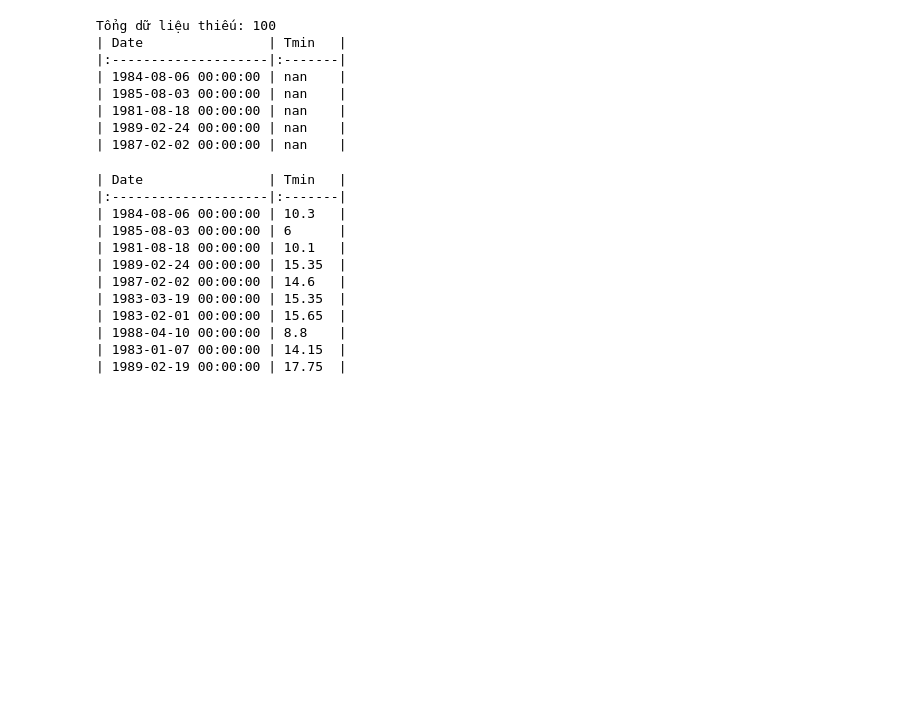
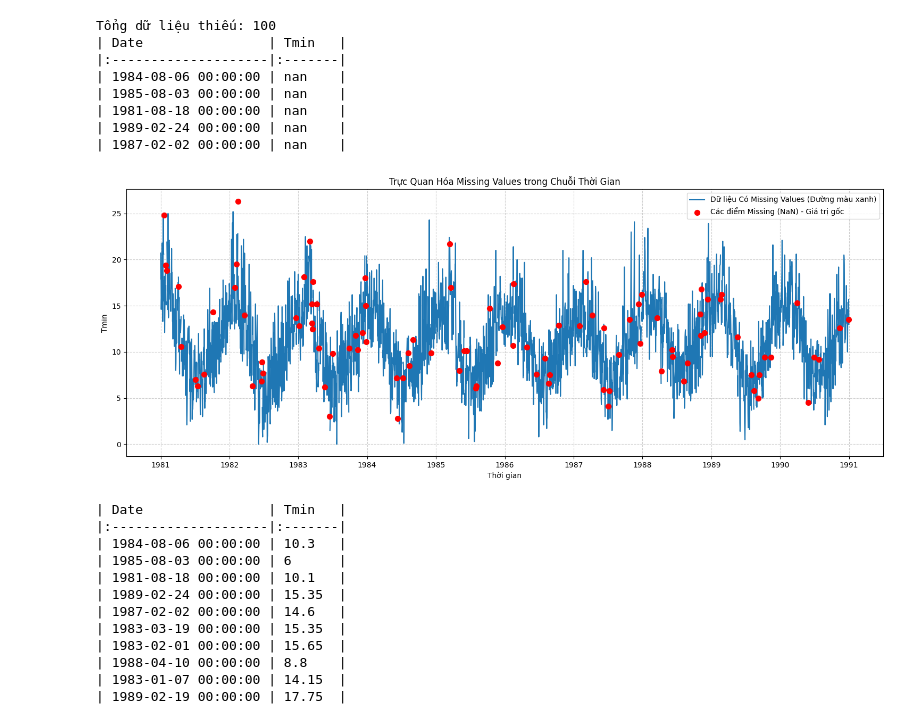
Before and after one commit to 208dongpha/Time-Series, a Jupyter notebook: chapter2/chap2.ipynb, the cells around one changed output. Drawn from its saved outputs; the diff is of its cells as text; code cells hidden in the pictures; blank space fills up the shorter version.

```diff
--- a/chapter2/chap2.ipynb
+++ b/chapter2/chap2.ipynb
@@ -183,6 +183,48 @@ Tổng dữ liệu thiếu: 100
 | 1981-08-18 00:00:00 | nan    |
 | 1989-02-24 00:00:00 | nan    |
 | 1987-02-02 00:00:00 | nan    |
+# %%
+import matplotlib.pyplot as plt
+import numpy as np
+
+# Giả sử:
+# df_series là Series gốc (không thiếu)
+# df_test là Series có chứa 100 giá trị thiếu (NaN)
+
+plt.figure(figsize=(15, 6))
+
+# 1. Vẽ chuỗi thời gian có Missing Values (df_test)
+# Khi vẽ, Matplotlib/Pandas sẽ tự động bỏ qua (skip) các giá trị NaN.
+plt.plot(df_test.index, df_test.values,
+         label='Dữ liệu Có Missing Values (Đường màu xanh)',
+         color='tab:blue',
+         linestyle='-',
+         marker='',
+         linewidth=1.5)
+
+# 2. Vẽ các điểm thiếu (Missing Points)
+# Lọc ra chỉ những điểm có giá trị NaN trong df_test
+missing_points = df_test[df_test.isnull()]
+
+plt.scatter(missing_points.index,
+            # Đặt giá trị y bằng giá trị gốc (df_series) để thấy giá trị thực bị mất
+            df_series.loc[missing_points.index],
+            color='red',
+            label='Các điểm Missing (NaN) - Giá trị gốc',
+            marker='o',
+            s=50, # Kích thước điểm
+            zorder=3) # Đảm bảo điểm nằm trên đường
+
+# 3. Định dạng và Hiển thị
+plt.title('Trực Quan Hóa Missing Values trong Chuỗi Thời Gian')
+plt.xlabel('Thời gian')
+plt.ylabel(df_test.name)
+plt.legend(loc='upper right')
+plt.grid(True, linestyle='--', alpha=0.6)
+plt.tight_layout()
+plt.show()
+# %% [output]
+[figure, added]
 # %%
 # Xử lý Missing Values bằng Interpolation
 df_inter = df_test.interpolate(method='linear') # Nội suy tuyến tính
```
Also changed, not shown: parts of 1 cell of this notebook.
